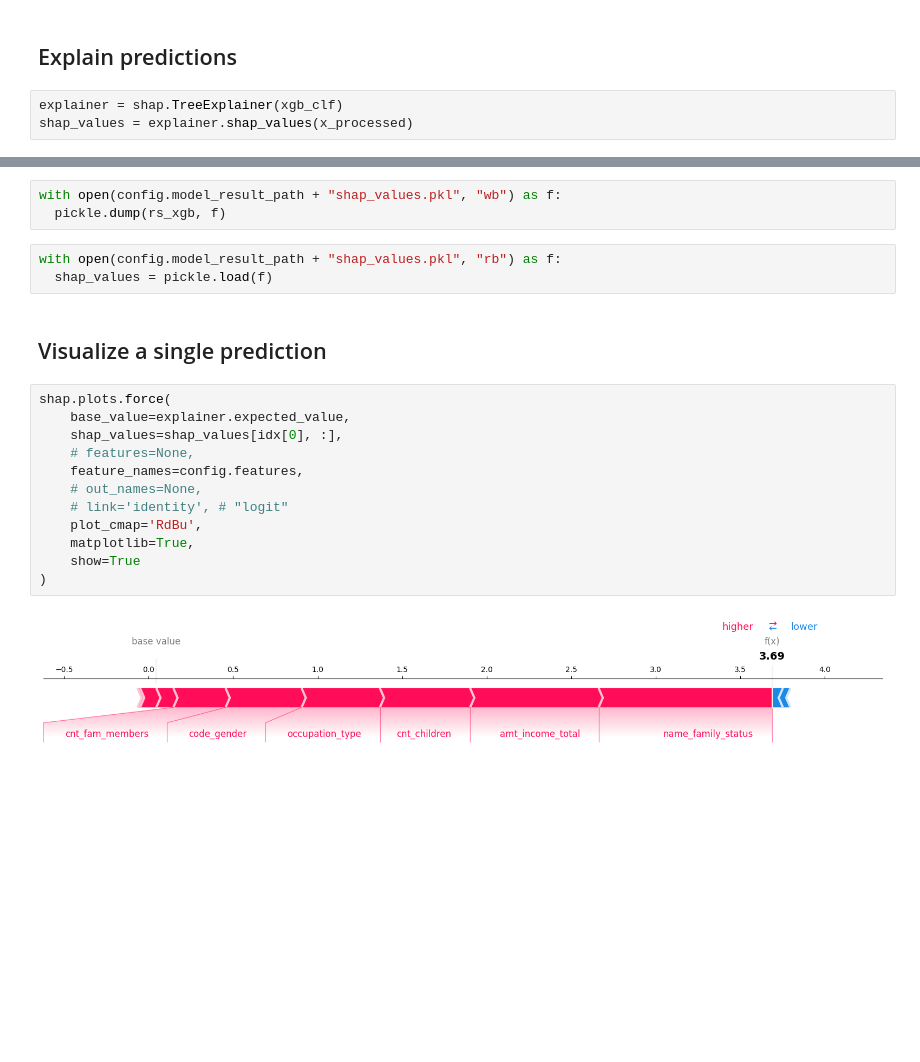
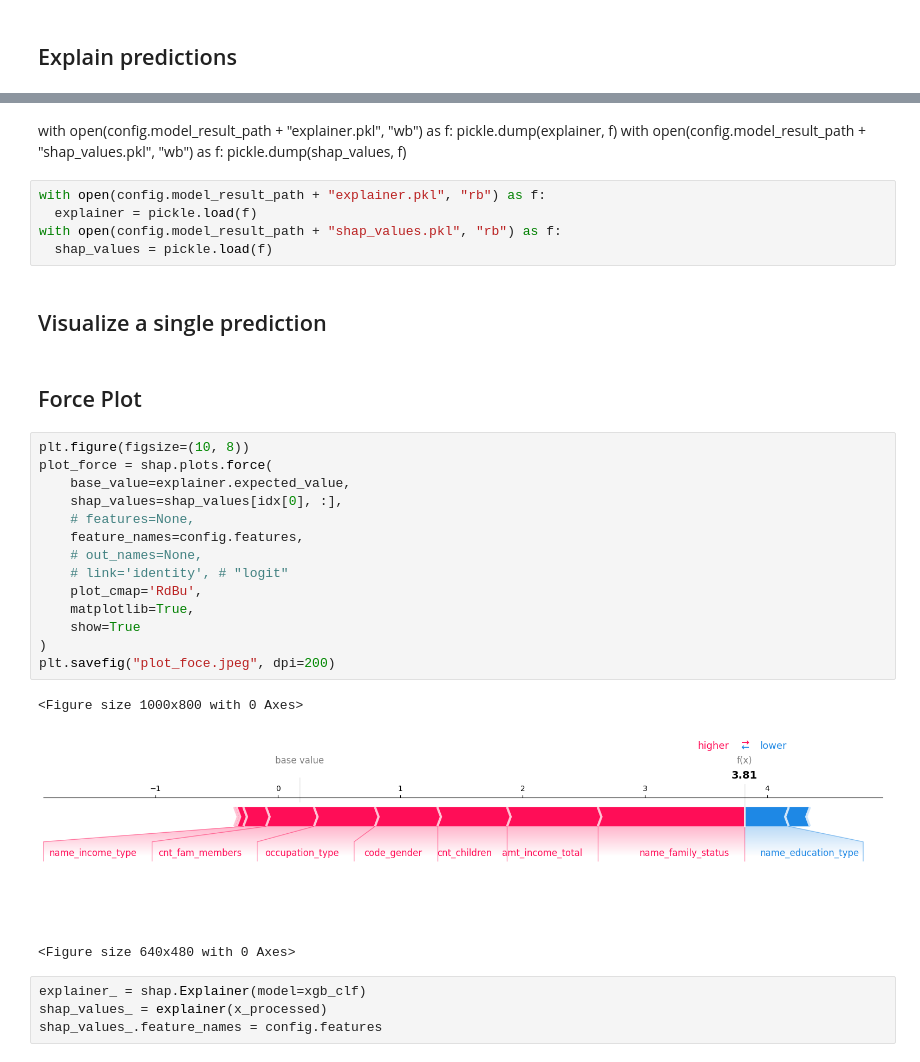
Before and after one commit to SimoneBrazzi/blog, a Jupyter notebook: credit-score.ipynb, the cells around one changed output, grey strips where cells are left out. Cells and saved outputs as stored; diff of their text form; blank space fills up the shorter version.

```diff
--- a/credit-score.ipynb
+++ b/credit-score.ipynb
@@ -371,5 +367,2 @@ plot_importance(
 # %% [markdown]
 ##  Explain predictions
-# %%
-explainer = shap.TreeExplainer(xgb_clf)
-shap_values = explainer.shap_values(x_processed)
@@ -376,22 +372,36 @@ shap_values = explainer.shap_values(x_processed)
+# %% [markdown]
+with open(config.model_result_path + "explainer.pkl", "wb") as f:
+  pickle.dump(explainer, f)
+with open(config.model_result_path + "shap_values.pkl", "wb") as f:
+  pickle.dump(shap_values, f)
 # %%
-with open(config.model_result_path + "shap_values.pkl", "wb") as f:
-  pickle.dump(rs_xgb, f)
+with open(config.model_result_path + "explainer.pkl", "rb") as f:
+  explainer = pickle.load(f)
+with open(config.model_result_path + "shap_values.pkl", "rb") as f:
+  shap_values = pickle.load(f)
-# %%
-with open(config.model_result_path + "shap_values.pkl", "rb") as f:
-  shap_values = pickle.load(f)
 # %% [markdown]
 ## Visualize a single prediction
+# %% [markdown]
+## Force Plot
 # %%
-shap.plots.force(
+plt.figure(figsize=(10, 8))
+plot_force = shap.plots.force(
     base_value=explainer.expected_value,
     shap_values=shap_values[idx[0], :],
     # features=None,
     feature_names=config.features,
     # out_names=None,
     # link='identity', # "logit"
     plot_cmap='RdBu',
     matplotlib=True,
     show=True
 )
+plt.savefig("plot_foce.jpeg", dpi=200)
 # %% [output]
+<Figure size 1000x800 with 0 Axes>
-[figure, old version]
+[figure, new version]
+<Figure size 640x480 with 0 Axes>
+# %%
+explainer_ = shap.Explainer(model=xgb_clf)
+shap_values_ = explainer(x_processed)
+shap_values_.feature_names = config.features
```
Also changed, not shown: parts of 11 cells of this notebook.
